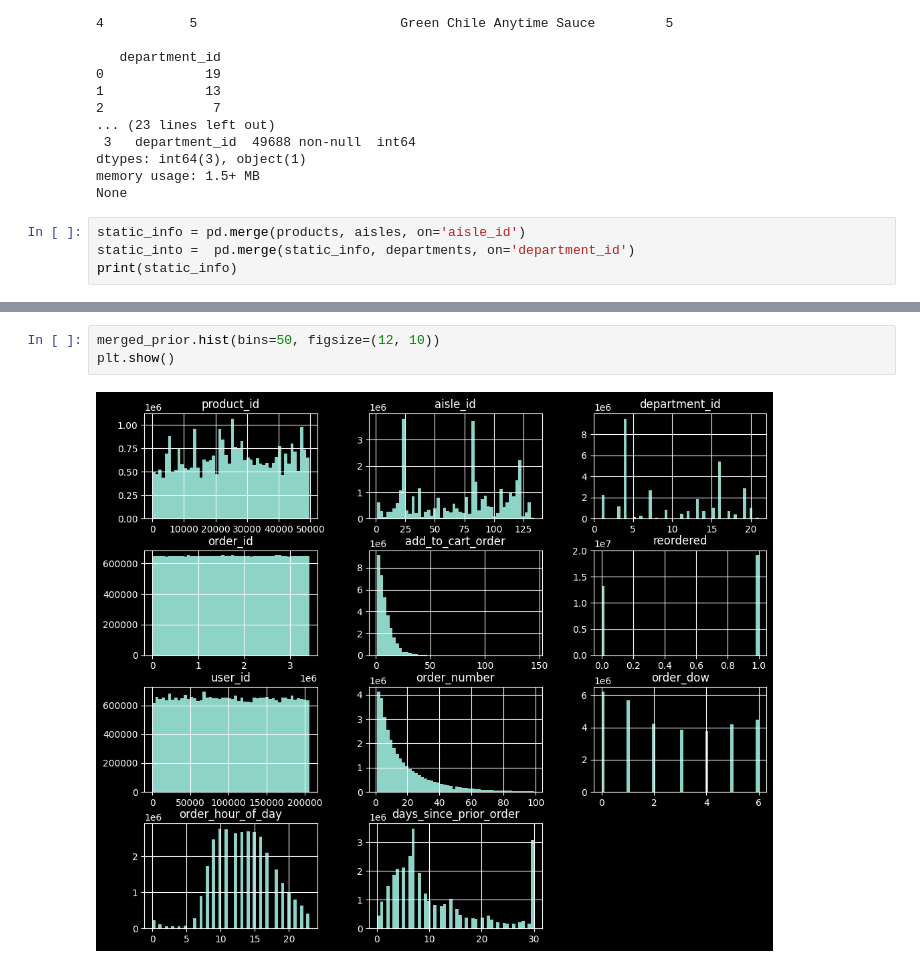
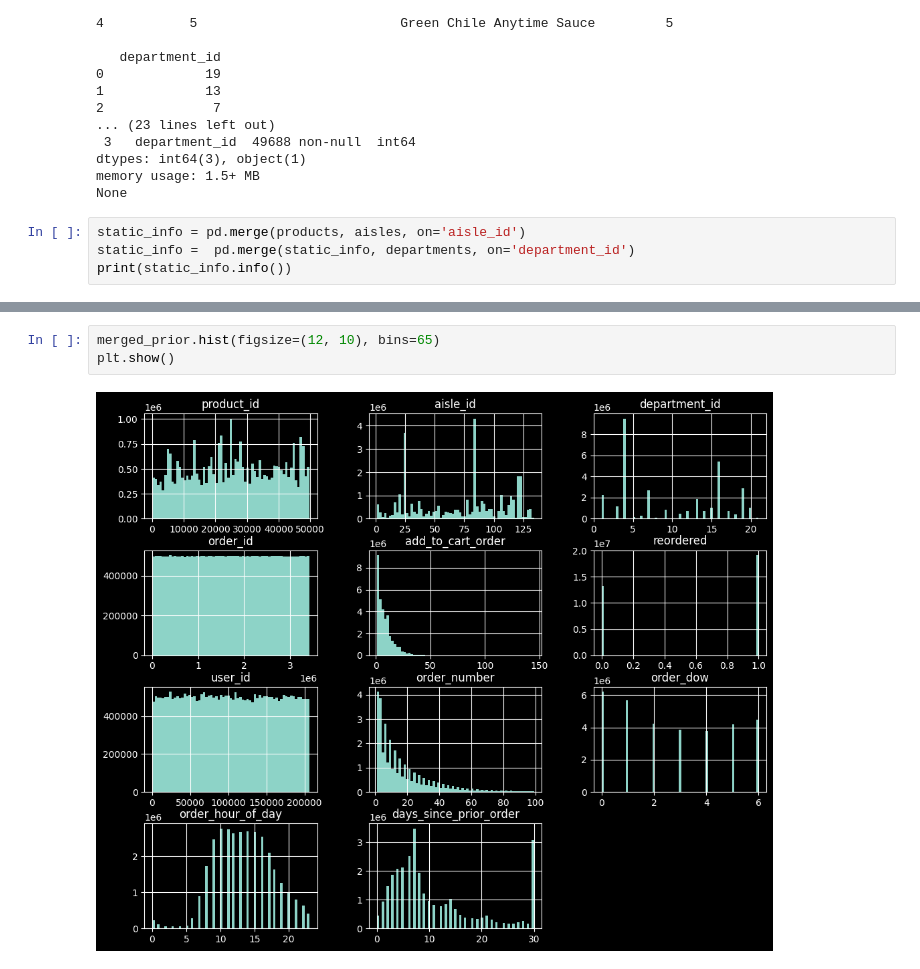
Before and after one commit to frieh7/Fall2025_DS230_Final-project, a Jupyter notebook: main.ipynb, the cells around one changed output, grey strips where cells are left out. Cells and saved outputs as stored; diff of their text form.

```diff
--- a/main.ipynb
+++ b/main.ipynb
@@ -174,6 +176,6 @@ memory usage: 1.5+ MB
 None
 # %%
 static_info = pd.merge(products, aisles, on='aisle_id')
-static_into =  pd.merge(static_info, departments, on='department_id')
-print(static_info)
+static_info =  pd.merge(static_info, departments, on='department_id')
+print(static_info.info())
 # %% [output]
@@ -222,5 +232,5 @@ plt.show()
 # %%
-merged_prior.hist(bins=50, figsize=(12, 10))
+merged_prior.hist(figsize=(12, 10), bins=65)
 plt.show()
 # %% [output]
-[figure, old version]
+[figure, new version]
```
Also changed, not shown: parts of 9 cells of this notebook.
